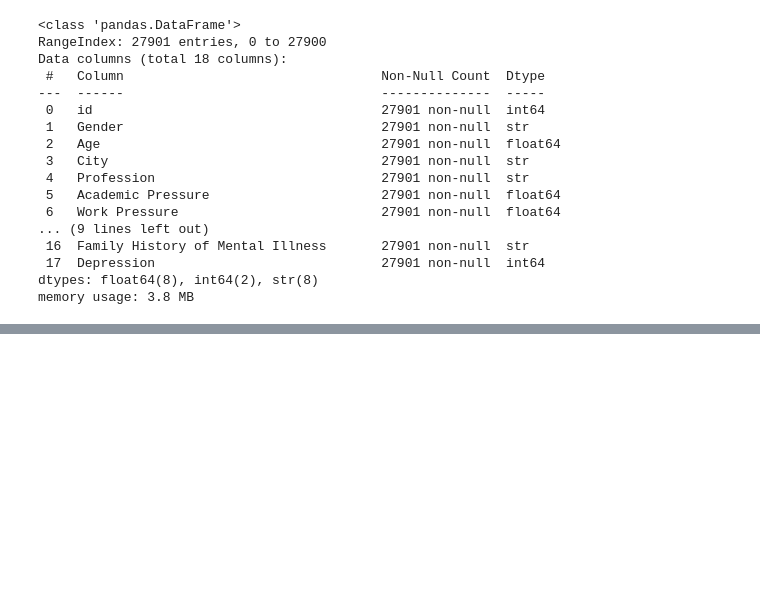
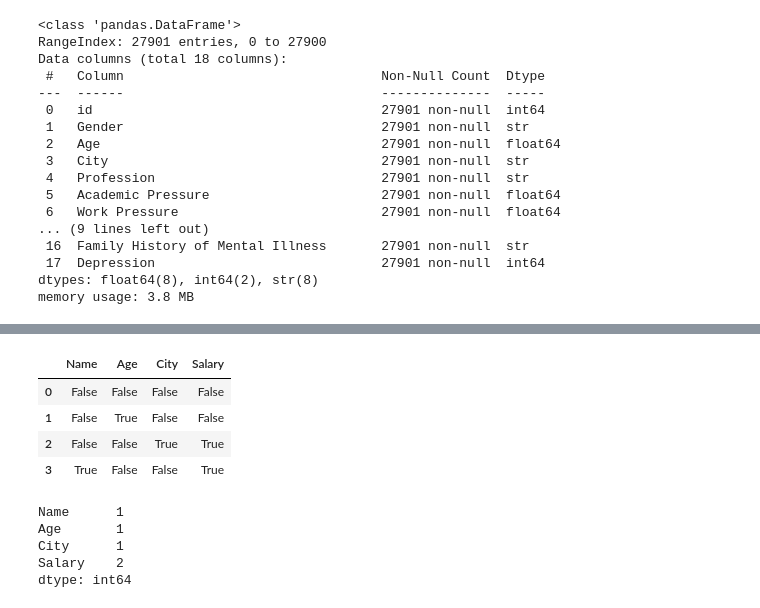
Before and after one commit to lalitkrchoudhary/gen_ai, a Jupyter notebook: o.ipynb, the cells around one changed output, grey strips where cells are left out. Saved outputs shown, nothing was run; the diff lists cells and outputs as text; code cells hidden in the pictures; blank space fills up the shorter version.

```diff
--- a/o.ipynb
+++ b/o.ipynb
@@ -163,0 +174,30 @@ IndexError: only integers, slices (`:`), ellipsis (`...`), numpy.newaxis (`None`
+# %%
+data = {
+    "Name": ["Amit", "Ravi", "Sita", None],
+    "Age": [25, None, 30, 22],
+    "City": ["Delhi", "Mumbai", None, "Bangalore"],
+    "Salary": [50000, 60000, None, None]
+}
+
+pd.DataFrame(data=data).isnull()
+# %% [output]
+|  | Name | Age | City | Salary |
+| 0 | False | False | False | False |
+| 1 | False | True | False | False |
+| 2 | False | False | True | True |
+| 3 | True | False | False | True |
+# %%
+data = {
+    "Name": ["Amit", "Ravi", "Sita", None],
+    "Age": [25, None, 30, 22],
+    "City": ["Delhi", "Mumbai", None, "Bangalore"],
+    "Salary": [50000, 60000, None, None]
+}
+
+pd.DataFrame(data=data).isnull().sum()
+# %% [output]
+Name      1
+Age       1
+City      1
+Salary    2
+dtype: int64
```
Also changed, not shown: parts of 1 cell of this notebook.
